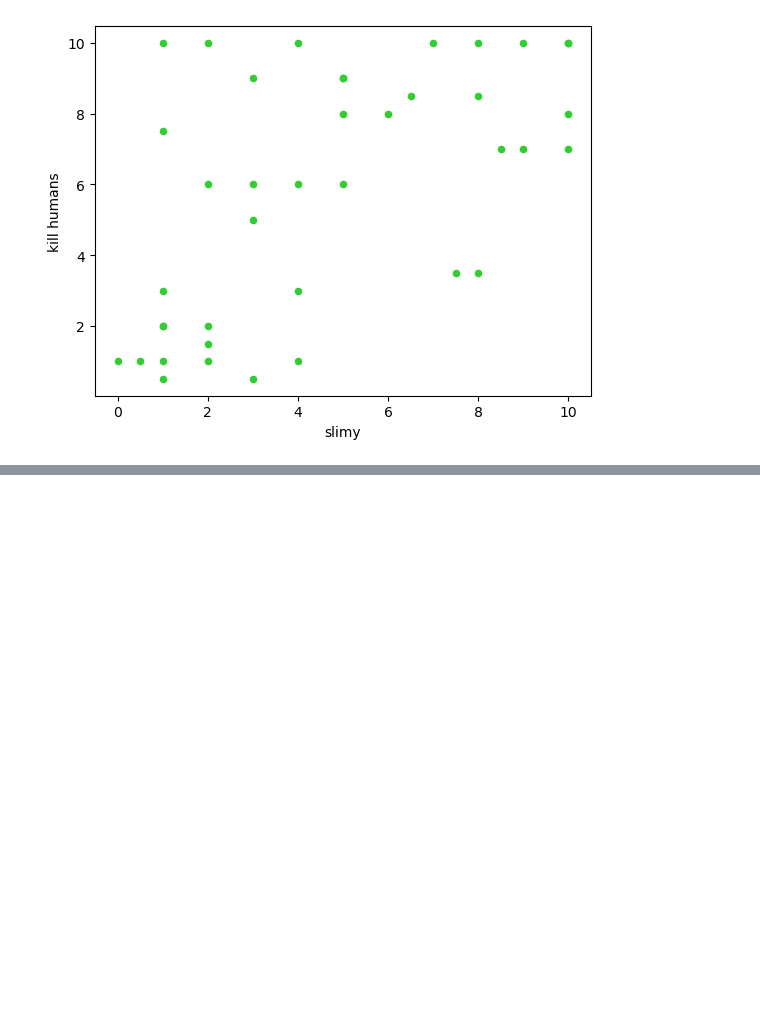
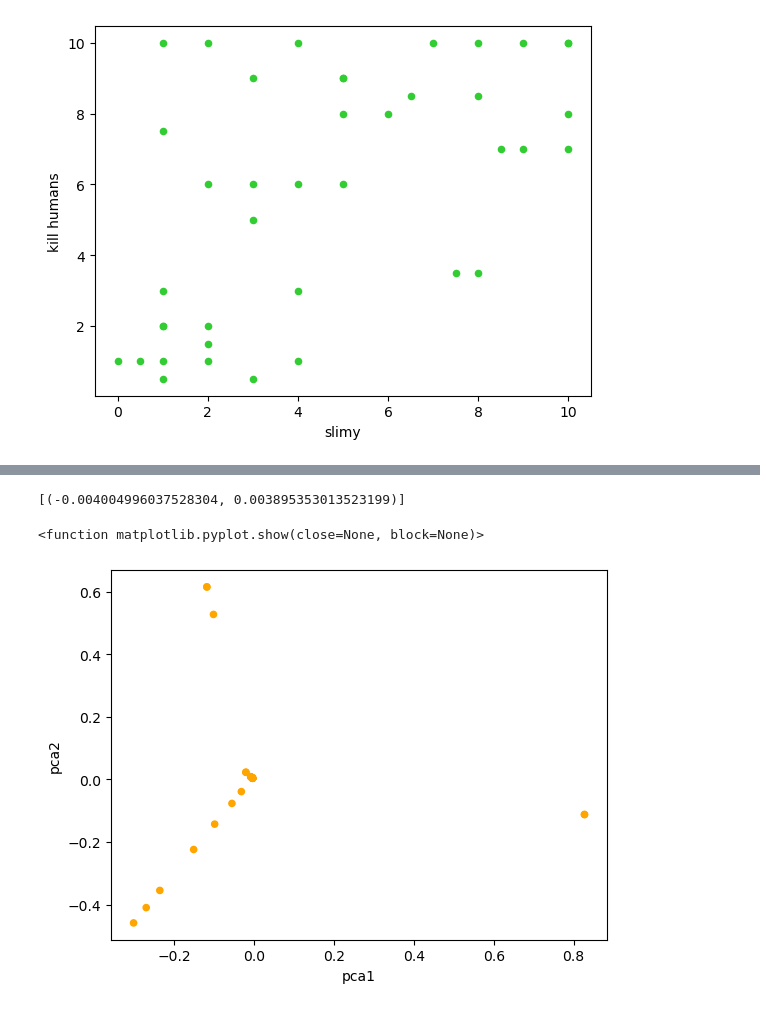
Before and after one commit to NiamBashambu/DS-2500, a Jupyter notebook: K-Means Clustering/kmeanscluster.ipynb, the cells around one changed output, grey strips where cells are left out. Drawn from its saved outputs; the diff is of its cells as text; code cells hidden in the pictures; blank space fills up the shorter version.

Commit message:
kmeans cluster class notes

```diff
--- a/K-Means Clustering/kmeanscluster.ipynb
+++ b/K-Means Clustering/kmeanscluster.ipynb
@@ -126,0 +132,7 @@ df.plot(kind = "scatter",x = "slimy",y="kill humans", c = "color")
+# %%
+#high dimensionality data, so add pca
+pca = PCA(n_components=2)
+reduced_data = pca.fit_transform(vecotrized_catchphrases.toarray())
+# %%
+df[["pca1","pca2"]] = reduced_data
+df.head()
@@ -126,0 +146,19 @@ df.plot(kind = "scatter",x = "slimy",y="kill humans", c = "color")
+# %%
+
+centroids = df.sample(K)[["pca1", "pca2"]],
+centroids = [(df.iloc[i]["pca1"], df.iloc[i]["pca2"]) for i in range(len(centroids))]
+centroids
+# %% [output]
+[(-0.004004996037528304, 0.003895353013523199)]
+# %%
+#assign every data point to its closest centroid
+centroid_assignments = assign_centroids(df,centroids,x= "pca1",y="pca1")
+# %%
+df["cluster"]= centroid_assignments
+df["color"] = np.select([df["cluster"] == 0, df["cluster"] == 1, df["cluster"] == 2],
+                           ["orange", "dodgerblue", "firebrick"])
+df.plot(kind = "scatter", x = "pca1", y = "pca2", c = "color")
+plt.show
+# %% [output]
+<function matplotlib.pyplot.show(close=None, block=None)>
+[figure, added]
```
Also changed, not shown: parts of 12 cells of this notebook, 1 other file.
